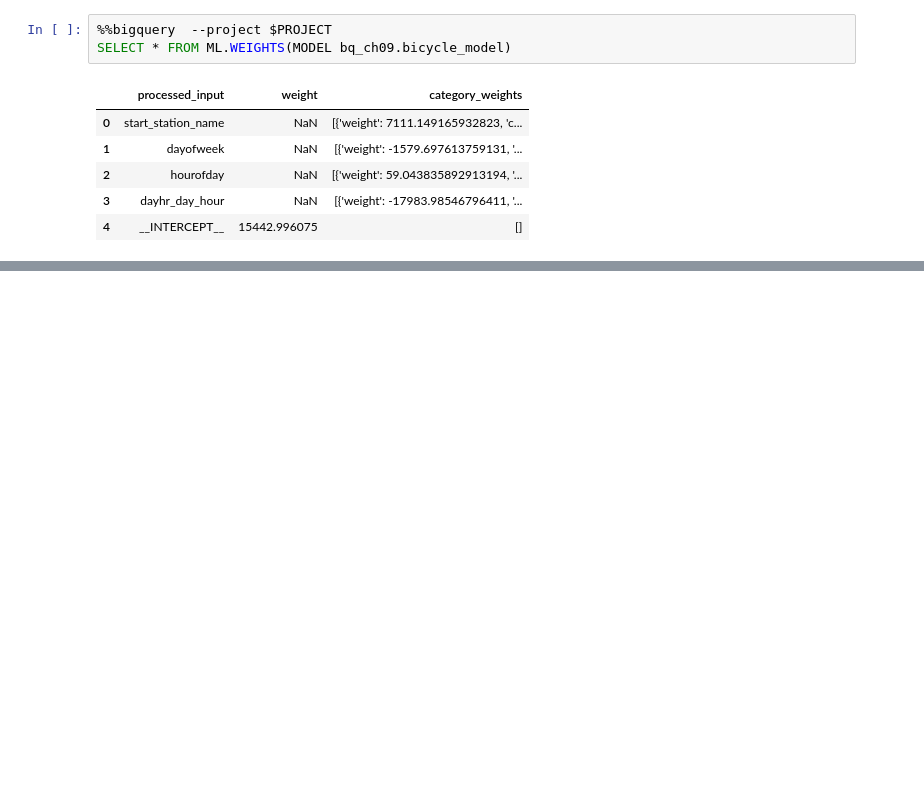
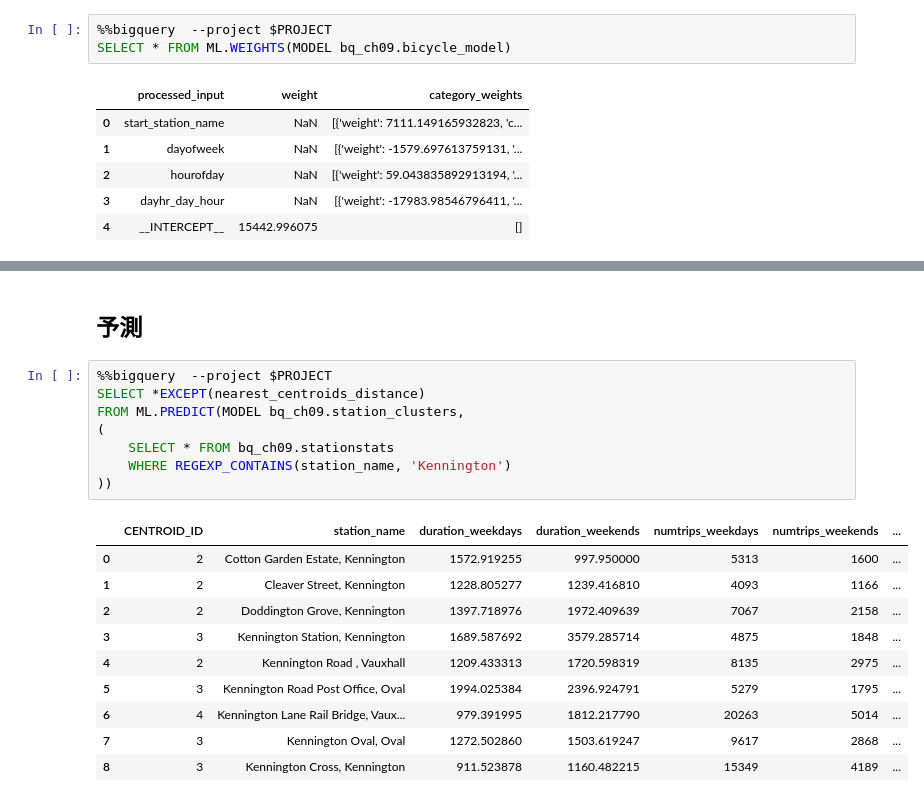
Before and after one commit to hiroaki8388/gcp, a Jupyter notebook: bq-definitive-guide/Ch9.ipynb, the cells around one changed output, grey strips where cells are left out. Saved outputs shown, nothing was run; the diff lists cells and outputs as text; blank space fills up the shorter version.

```diff
--- a/bq-definitive-guide/Ch9.ipynb
+++ b/bq-definitive-guide/Ch9.ipynb
@@ -236,0 +352,21 @@ SELECT * FROM ML.WEIGHTS(MODEL bq_ch09.bicycle_model)
+# %% [markdown]
+## 予測
+# %%
+%%bigquery  --project $PROJECT
+SELECT *EXCEPT(nearest_centroids_distance)
+FROM ML.PREDICT(MODEL bq_ch09.station_clusters,
+(
+    SELECT * FROM bq_ch09.stationstats
+    WHERE REGEXP_CONTAINS(station_name, 'Kennington')
+))
+# %% [output]
+|  | CENTROID_ID | station_name | duration_weekdays | duration_weekends | numtrips_weekdays | numtrips_weekends | ... |
+| 0 | 2 | Cotton Garden Estate, Kennington | 1572.919255 | 997.950000 | 5313 | 1600 | ... |
+| 1 | 2 | Cleaver Street, Kennington | 1228.805277 | 1239.416810 | 4093 | 1166 | ... |
+| 2 | 2 | Doddington Grove, Kennington | 1397.718976 | 1972.409639 | 7067 | 2158 | ... |
+| 3 | 3 | Kennington Station, Kennington | 1689.587692 | 3579.285714 | 4875 | 1848 | ... |
+| 4 | 2 | Kennington Road , Vauxhall | 1209.433313 | 1720.598319 | 8135 | 2975 | ... |
+| 5 | 3 | Kennington Road Post Office, Oval | 1994.025384 | 2396.924791 | 5279 | 1795 | ... |
+| 6 | 4 | Kennington Lane Rail Bridge, Vaux... | 979.391995 | 1812.217790 | 20263 | 5014 | ... |
+| 7 | 3 | Kennington Oval, Oval | 1272.502860 | 1503.619247 | 9617 | 2868 | ... |
+| 8 | 3 | Kennington Cross, Kennington | 911.523878 | 1160.482215 | 15349 | 4189 | ... |
```
Also changed, not shown: parts of 24 cells of this notebook.
